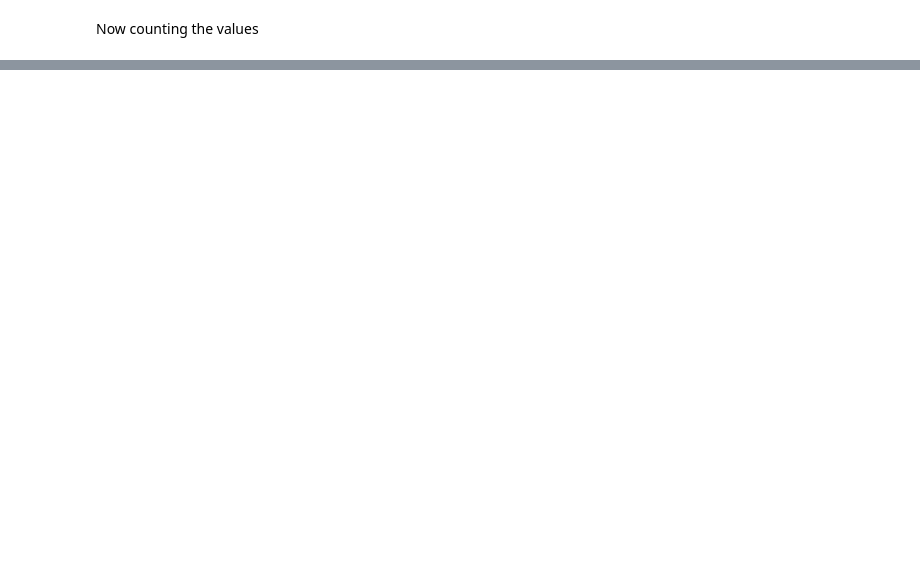
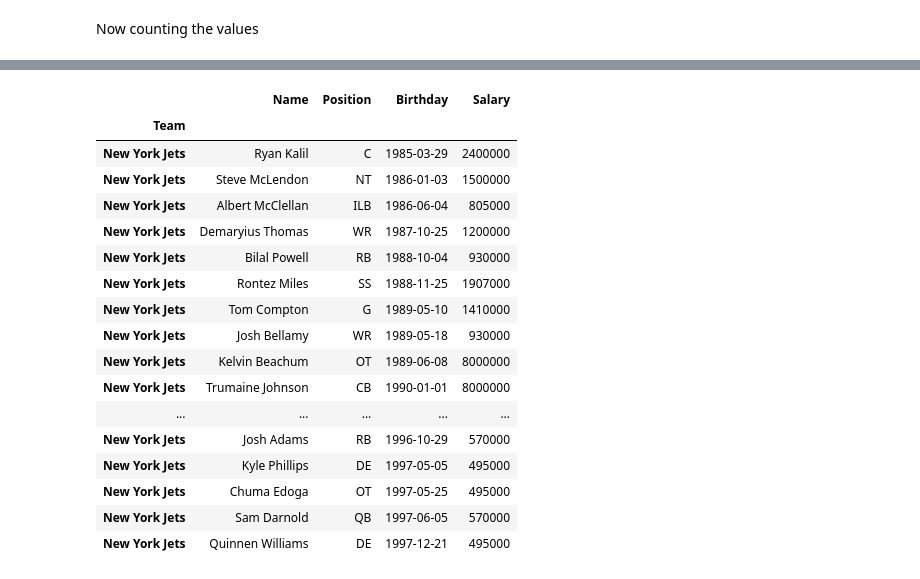
Before and after one commit to Diego195200/data_analysis, a Jupyter notebook: Pandas in action book/Coding Challenges.ipynb, the cells around one changed output, grey strips where cells are left out. Cells and saved outputs as stored; diff of their text form; code cells hidden in the pictures; blank space fills up the shorter version.

```diff
--- a/Pandas in action book/Coding Challenges.ipynb
+++ b/Pandas in action book/Coding Challenges.ipynb
@@ -186,0 +136,5 @@ Name: count, dtype: int64
+# %%
+# Second way is with the set_index() method
+nfl = pd.read_csv('/home/diego/Documents/Data/nfl.csv',
+            parse_dates=['Birthday'])
+nfl
@@ -186,0 +155,2 @@ Name: count, dtype: int64
+# %%
+nfl = nfl.set_index('Name')
@@ -186,0 +229,4 @@ Name: count, dtype: int64
+# %%
+# We need to change the index label for the teams
+nfl = nfl.reset_index().set_index('Team')
+nfl
@@ -186,0 +248,22 @@ Name: count, dtype: int64
+# %%
+nfl.loc['New York Jets'].sort_values(by='Birthday')
+# The oldest is Ryan Kalil, his birthday is 29/03/1985
+# %% [output]
+|  | Name | Position | Birthday | Salary |
+| Team |  |  |  |  |
+| New York Jets | Ryan Kalil | C | 1985-03-29 | 2400000 |
+| New York Jets | Steve McLendon | NT | 1986-01-03 | 1500000 |
+| New York Jets | Albert McClellan | ILB | 1986-06-04 | 805000 |
+| New York Jets | Demaryius Thomas | WR | 1987-10-25 | 1200000 |
+| New York Jets | Bilal Powell | RB | 1988-10-04 | 930000 |
+| New York Jets | Rontez Miles | SS | 1988-11-25 | 1907000 |
+| New York Jets | Tom Compton | G | 1989-05-10 | 1410000 |
+| New York Jets | Josh Bellamy | WR | 1989-05-18 | 930000 |
+| New York Jets | Kelvin Beachum | OT | 1989-06-08 | 8000000 |
+| New York Jets | Trumaine Johnson | CB | 1990-01-01 | 8000000 |
+| ... | ... | ... | ... | ... |
+| New York Jets | Josh Adams | RB | 1996-10-29 | 570000 |
+| New York Jets | Kyle Phillips | DE | 1997-05-05 | 495000 |
+| New York Jets | Chuma Edoga | OT | 1997-05-25 | 495000 |
+| New York Jets | Sam Darnold | QB | 1997-06-05 | 570000 |
+| New York Jets | Quinnen Williams | DE | 1997-12-21 | 495000 |
```
Also changed, not shown: parts of 32 cells of this notebook, 4 other files.
